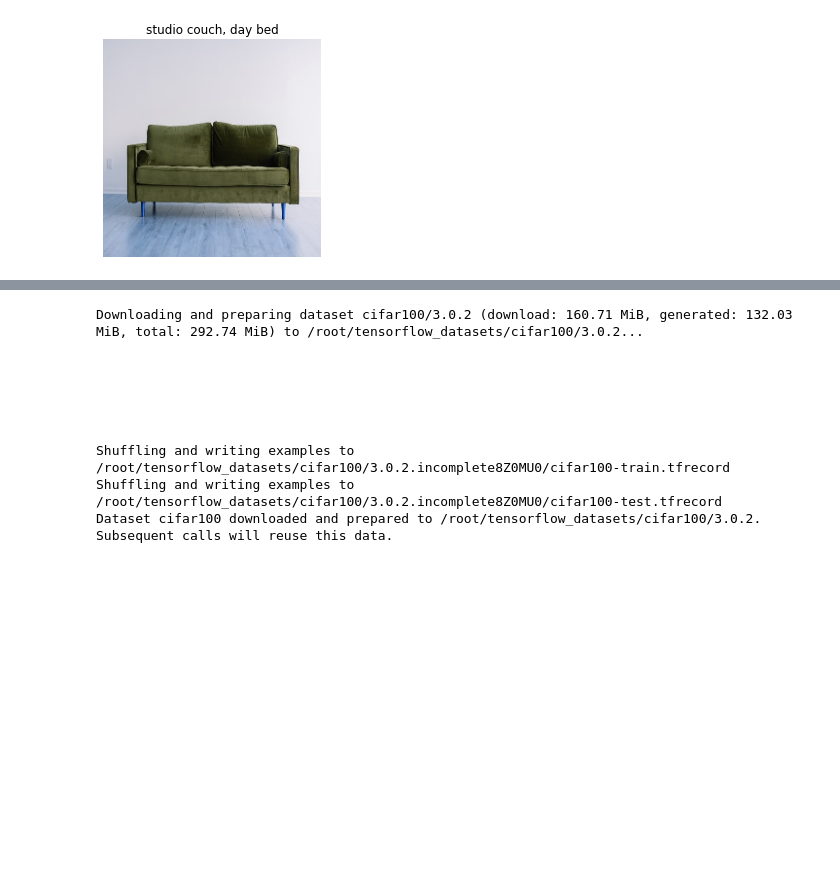
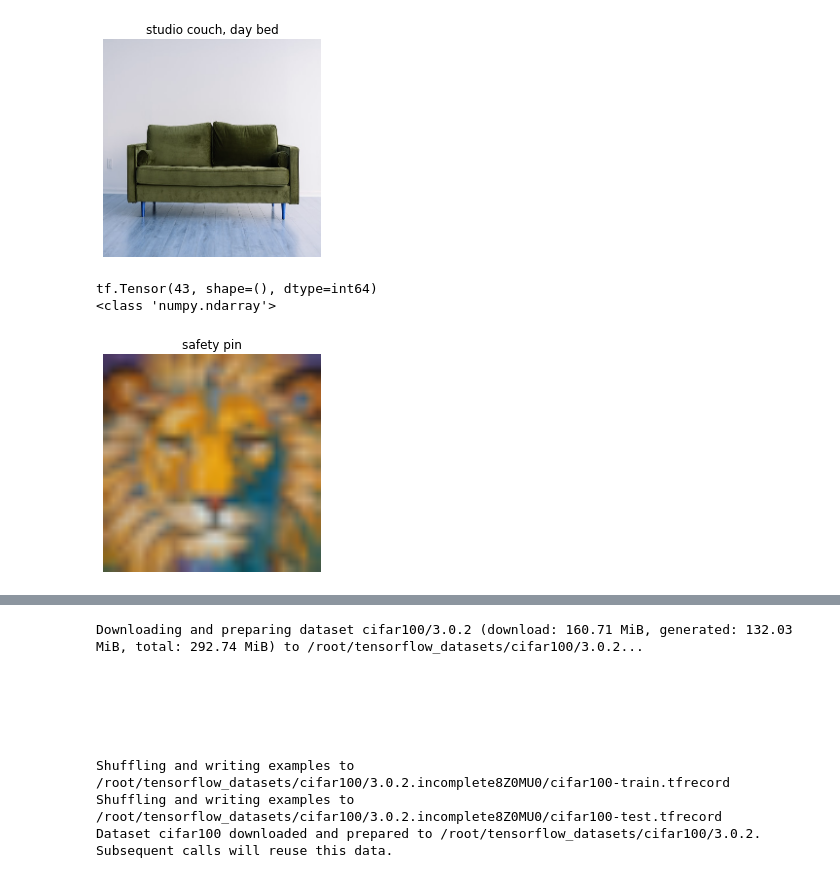
Before and after one commit to jacdorfman/uatt_proj_3, a Jupyter notebook: project-instructions-jacobd.ipynb, the cells around one changed output, grey strips where cells are left out. Cells and saved outputs as stored; diff of their text form; code cells hidden in the pictures; blank space fills up the shorter version.

```diff
--- a/project-instructions-jacobd.ipynb
+++ b/project-instructions-jacobd.ipynb
@@ -1166,6 +1166,21 @@ def download(images):
 
 def test(image_path):
     test_image = cv2.imread(image_path)
+    test_image_in_mem(test_image)
+
+    # test_image = cv2.resize(test_image, (224, 224))
+
+    # plt.figure()
+    # plt.imshow(test_image)
+
+    # test_image = test_image[np.newaxis, :]
+    # test_image = tf.cast(test_image, tf.float32)
+    # #predicted_value = model.predict_classes(test_image)
+    # predicted_value = np.argmax(model.predict(test_image), axis=-1)
+    # plt.axis('off')
+    # plt.title(classes[predicted_value[0]])
+
+def test_image_in_mem(test_image):
     test_image = cv2.resize(test_image, (224, 224))
 
     plt.figure()
@@ -1191,0 +1209,15 @@ test("test_image_1.jpg")
+# %%
+cifar_test = tfds.load(name='cifar100',split='test[:1]',as_supervised=True,shuffle_files=True)
+# %%
+for x in cifar_test:
+  image = x[0]
+  print(x[1])
+  # print(image)
+  np_image = np.uint8(image)
+  # np_image[:]
+  print(type(np_image))
+  test_image_in_mem(np_image)
+# %% [output]
+tf.Tensor(43, shape=(), dtype=int64)
+<class 'numpy.ndarray'>
+[figure, added]
```
Also changed, not shown: parts of 3 cells of this notebook.
